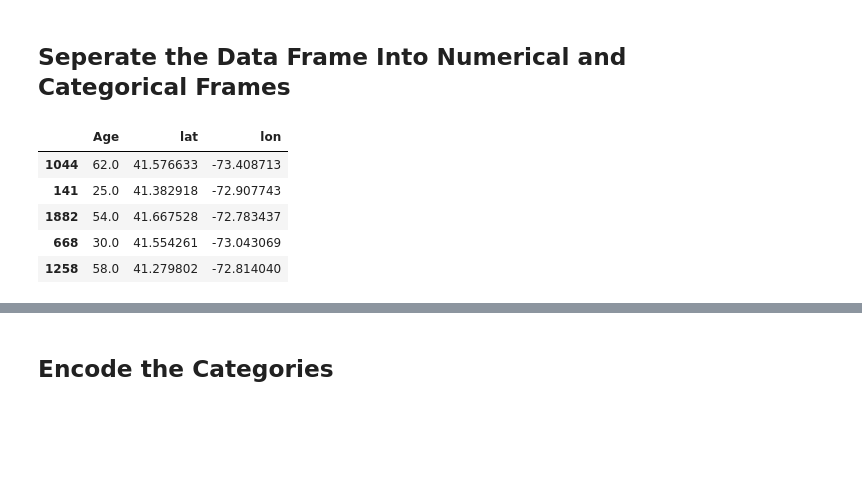
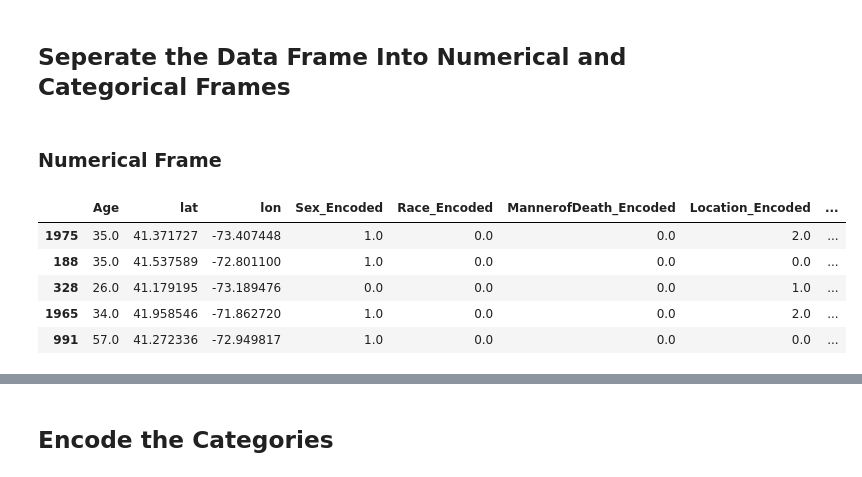
Before and after one commit to thilankam/opioid-data-ml, a Jupyter notebook: final_project.ipynb, the cells around one changed output, grey strips where cells are left out. Cells and saved outputs as stored; diff of their text form; code cells hidden in the pictures; blank space fills up the shorter version.

Commit message:
changes to the model

```diff
--- a/final_project.ipynb
+++ b/final_project.ipynb
@@ -464,7 +484,7 @@ def label_drug (row):
         if row[k]  == 'Y' or row[k] == 'y':
             return v
 
-train_set['DrugType'] = train_set.apply (lambda row: label_drug (row),axis=1)
+data['DrugType'] = data.apply (lambda row: label_drug (row),axis=1)
 
-train_set['DrugType'].value_counts()
+data['DrugType'].value_counts()
 # %% [output]
@@ -488,7 +508,7 @@ Name: DrugType, dtype: object
 # %% [markdown]
 Let's apply the same preprocess the categorical input feature, `DrugType`:
 # %%
-drug_type_categories_encoded, drug_type_categories = train_set['DrugType'].factorize()
-train_set['DrugType_Encoded'] = drug_type_categories_encoded
-train_set['DrugType_Encoded'].head(10)
+drug_type_categories_encoded, drug_type_categories = data['DrugType'].factorize()
+data['DrugType_Encoded'] = drug_type_categories_encoded
+data['DrugType_Encoded'].head(10)
 # %% [output]
@@ -511,0 +611,9 @@ Index(['prescription_drug', 'street_drug'], dtype='object')
+# %%
+""" StratifiedShuffleSplit splits the dataset better than randomly splitting the dataset.
+"""
+from sklearn.model_selection import StratifiedShuffleSplit
+
+split = StratifiedShuffleSplit(n_splits=1, test_size=0.2, random_state=42)
+for train_index, test_index in split.split(data, data["DrugType_Encoded"]):
+    strat_train_set = data.loc[train_index]
+    strat_test_set = data.loc[test_index]
@@ -515,0 +673,8 @@ train_set, test_set = train_test_split(data, test_size=0.2, random_state=42)
+# %%
+# The stratified split apporach is definitely better.
+# Therefore using that split.
+
+train_set = strat_train_set.drop("DrugType_Encoded", axis=1) # drop labels for training set
+opioid_labels = strat_train_set["DrugType_Encoded"].copy()
+
+test_set = strat_test_set.copy()
@@ -628,12 +723,14 @@ Saving figure age_opioid_scatterplot
 # %% [markdown]
 ## Seperate the Data Frame Into Numerical and Categorical Frames
+# %% [markdown]
+### Numerical Frame
 # %%
-train_set_num = train_set.filter(['Age','lat','lon'], axis=1)
+train_set_num = train_set.filter(['Age','lat','lon', 'Sex_Encoded', 'Race_Encoded', 'MannerofDeath_Encoded', 'Location_Encoded', 'InjuryPlace_Encoded'], axis=1)
 train_set_num.head()
 # %% [output]
-|  | Age | lat | lon |
-| 1044 | 62.0 | 41.576633 | -73.408713 |
-| 141 | 25.0 | 41.382918 | -72.907743 |
-| 1882 | 54.0 | 41.667528 | -72.783437 |
-| 668 | 30.0 | 41.554261 | -73.043069 |
-| 1258 | 58.0 | 41.279802 | -72.814040 |
+|  | Age | lat | lon | Sex_Encoded | Race_Encoded | MannerofDeath_Encoded | Location_Encoded | ... |
+| 1975 | 35.0 | 41.371727 | -73.407448 | 1.0 | 0.0 | 0.0 | 2.0 | ... |
+| 188 | 35.0 | 41.537589 | -72.801100 | 1.0 | 0.0 | 0.0 | 0.0 | ... |
+| 328 | 26.0 | 41.179195 | -73.189476 | 0.0 | 0.0 | 0.0 | 1.0 | ... |
+| 1965 | 34.0 | 41.958546 | -71.862720 | 1.0 | 0.0 | 0.0 | 2.0 | ... |
+| 991 | 57.0 | 41.272336 | -72.949817 | 1.0 | 0.0 | 0.0 | 0.0 | ... |
```
Also changed, not shown: parts of 145 cells of this notebook.
